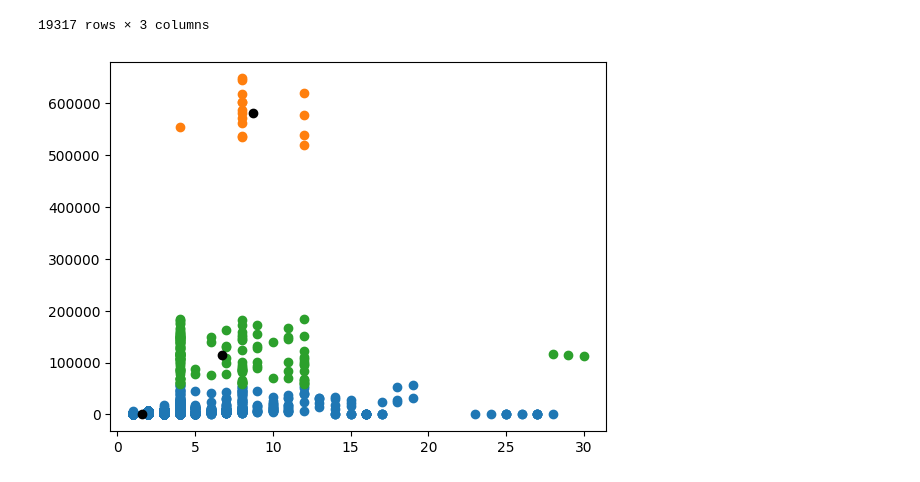
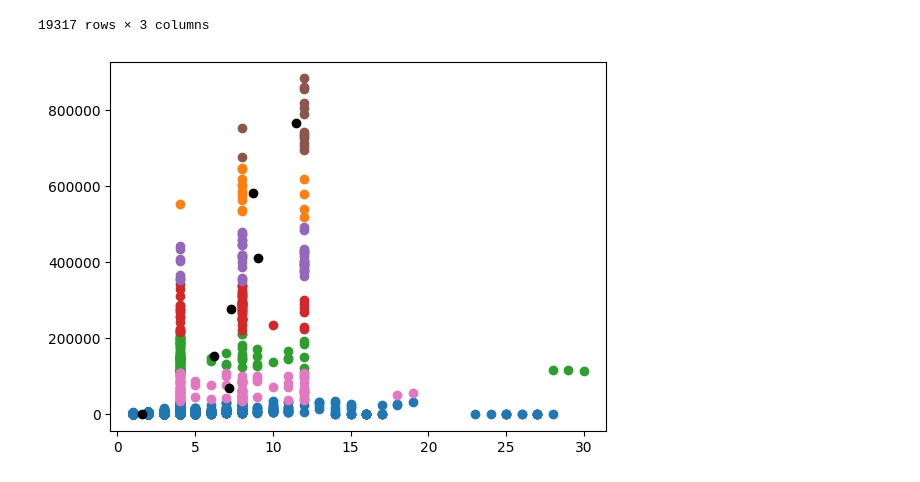
Before and after one commit to JordiPan/United-Outdoors, a Jupyter notebook: python/cluster.ipynb, the cells around one changed output. Saved outputs shown, nothing was run; the diff lists cells and outputs as text; code cells hidden in the pictures.

Commit message:
7 clusters ipv 3

```diff
--- a/python/cluster.ipynb
+++ b/python/cluster.ipynb
@@ -79,16 +79,16 @@ amt_purquan
 19317 rows × 3 columns
 # %%
 X = amt_purquan[['amountoforders', 'totalpurchaseamount']]
-kmeans = KMeans(n_clusters = 6, random_state = 405)
+kmeans = KMeans(n_clusters = 7, random_state = 405)
 kmeans.fit(X[['amountoforders', 'totalpurchaseamount']])
 centers = kmeans.cluster_centers_
 labels = kmeans.labels_
 X['Centrum'] = labels
-for i in range(3):
+for i in range(7):
     cluster = X[X['Centrum'] == i]
     plt.scatter(cluster['amountoforders'], cluster['totalpurchaseamount'])
     plt.scatter(centers[i, 0], centers[i, 1], color='black')
 
 plt.show()
 # %% [output]
-[figure, old version]
+[figure, new version]
```
